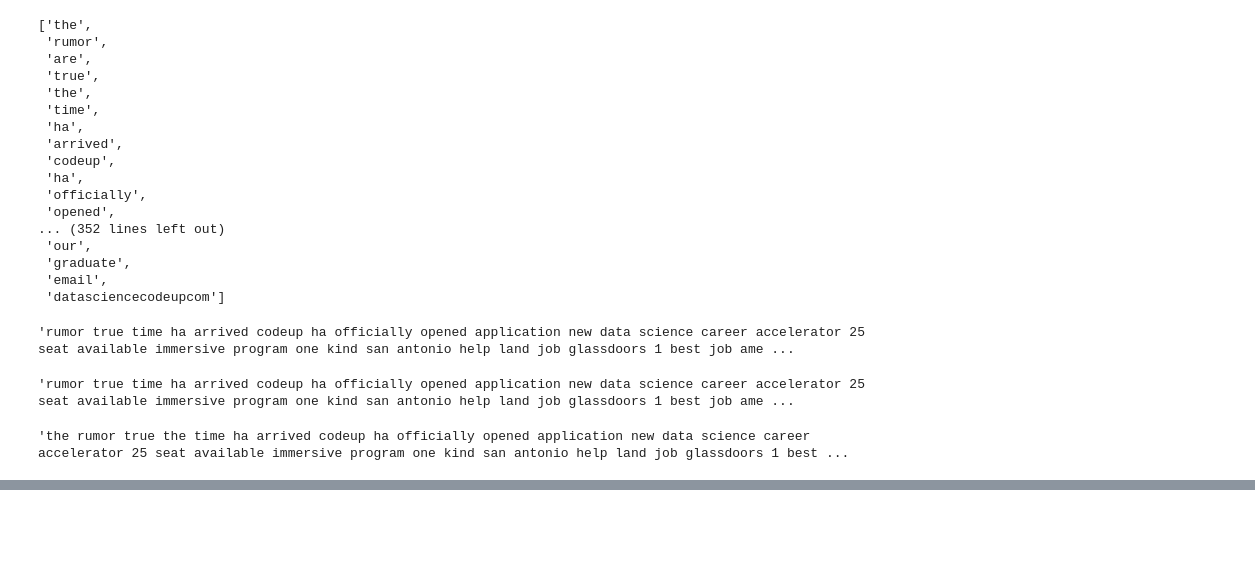
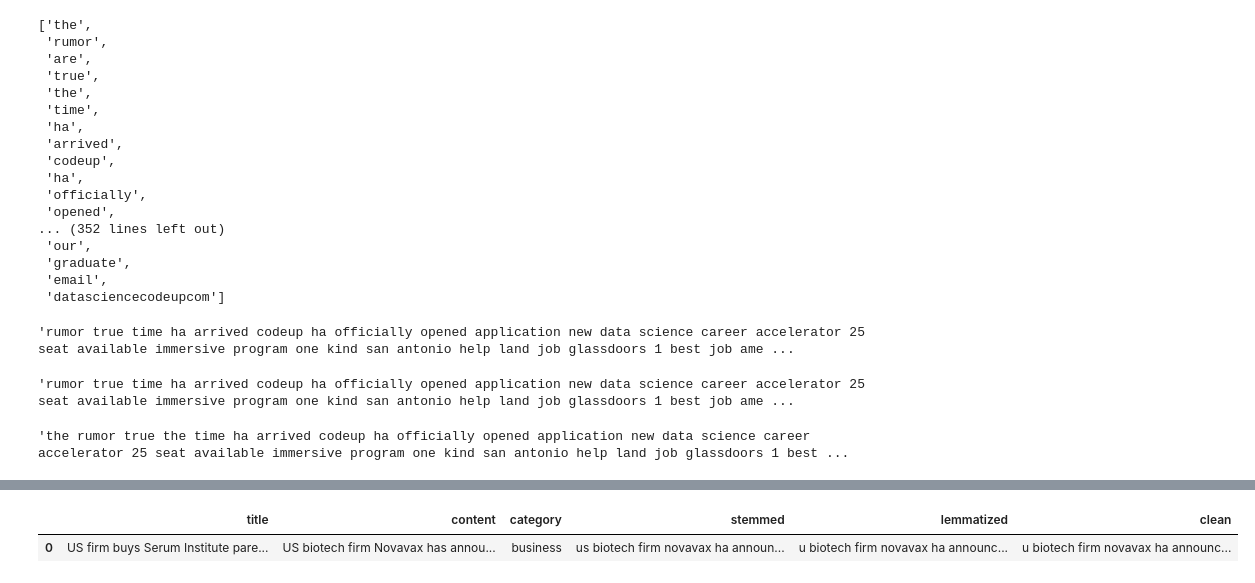
Before and after one commit to aleclhartman/natural-language-processing, a Jupyter notebook: prepare.ipynb, the cells around one changed output, grey strips where cells are left out. Cells and saved outputs as stored; diff of their text form; code cells hidden in the pictures; blank space fills up the shorter version.

```diff
--- a/prepare.ipynb
+++ b/prepare.ipynb
@@ -268,7 +268,7 @@ def lemmatize(string):
     # join lemmas to whitespace to return a cohesive string
     cohesive_lemmas = " ".join(lemmas)
 
-    return lemmas
+    return lemmas, cohesive_lemmas
 # %%
 # lemmatized article
 article = blogs.content[0]
@@ -393,23 +377,27 @@ new_list
 # %%
 # sum(new_list, [])
 # %%
-def remove_stopwords(lemmas_or_stems, extra_stopwords="", exclude_stopwords=""):
+def remove_stopwords(lemmas_or_stems, extra_stopwords=[], exclude_stopwords=[]):
     """
     This function accepts a list of text (lemmas_or_stems) and returns a string after removing stopwords.
-    Extra words can be added the standard english stopwords using the extra_words parameter.
-    Words can be excluded from the standard english stopwords using the exclude_words parameter.
+    Extra words can be added the standard english stopwords using the extra_stopwords parameter.
+    Words can be excluded from the standard english stopwords using the exclude_stopwords parameter.
     """
 
     # create stopword list
     stopword_list = stopwords.words("english")
 
-    # append extra_words variable to stopwords if there are words in the parameter
-    if extra_stopwords != "":
+    # extend extra_stopwords variable to stopwords if there are words in the parameter
+    if not extra_stopwords:
+        stopword_list
+    else:
         stopword_list.extend(extra_stopwords)
 
-    # remove exclude_words variable from stopwords if there are words in the parameter
-    if exclude_stopwords != "":
-        stopword_list.remove(exclude_stopwords)
+    # remove exclude_stopwords variable from stopwords if there are words in the parameter
+    if not exclude_stopwords:
+        stopword_list
+    else:
+        stopword_list = [word for word in stopword_list if word not in exclude_stopwords]
 
     # list comprehension
     lemmas_or_stems_sans_stopwords = [word for word in lemmas_or_stems if word not in stopword_list]
@@ -471,0 +560,6 @@ article_extra_and_exclude_stopwords
+# %%
+news_article = prep_article(news_article)
+news_article
+# %% [output]
+|  | title | content | category | stemmed | lemmatized | clean |
+| 0 | US firm buys Serum Institute pare... | US biotech firm Novavax has annou... | business | us biotech firm novavax ha announ... | u biotech firm novavax ha announc... | u biotech firm novavax ha announc... |
```
Also changed, not shown: parts of 27 cells of this notebook, 1 other file.
